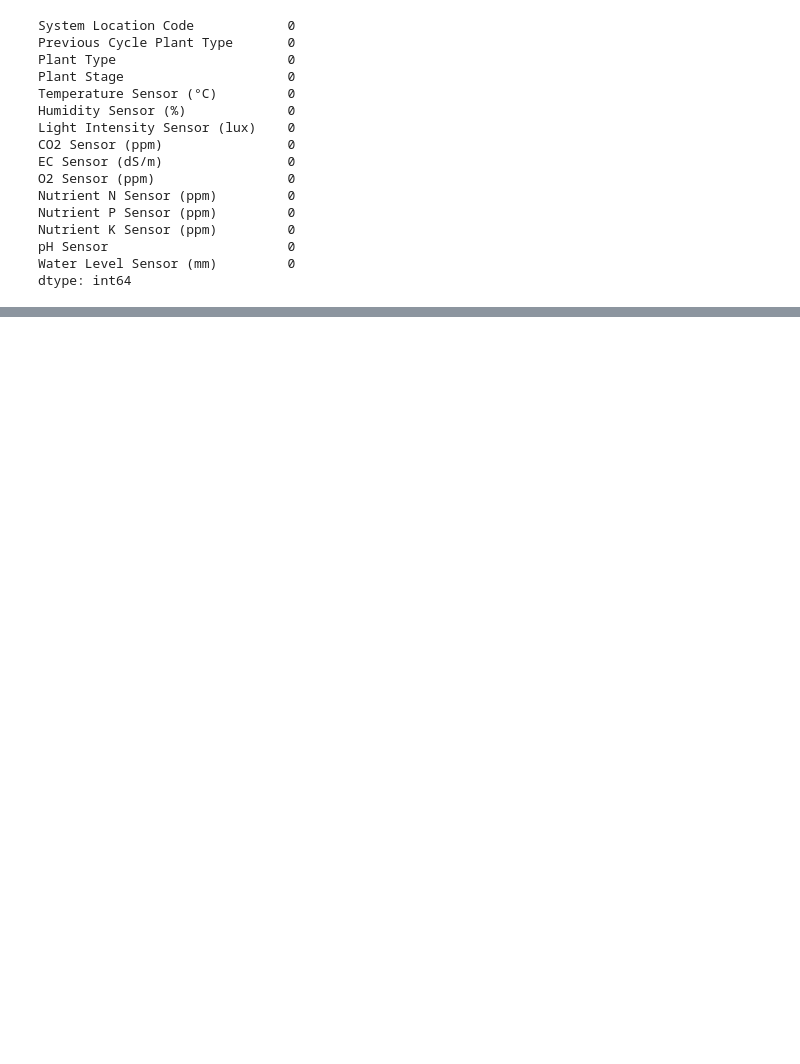
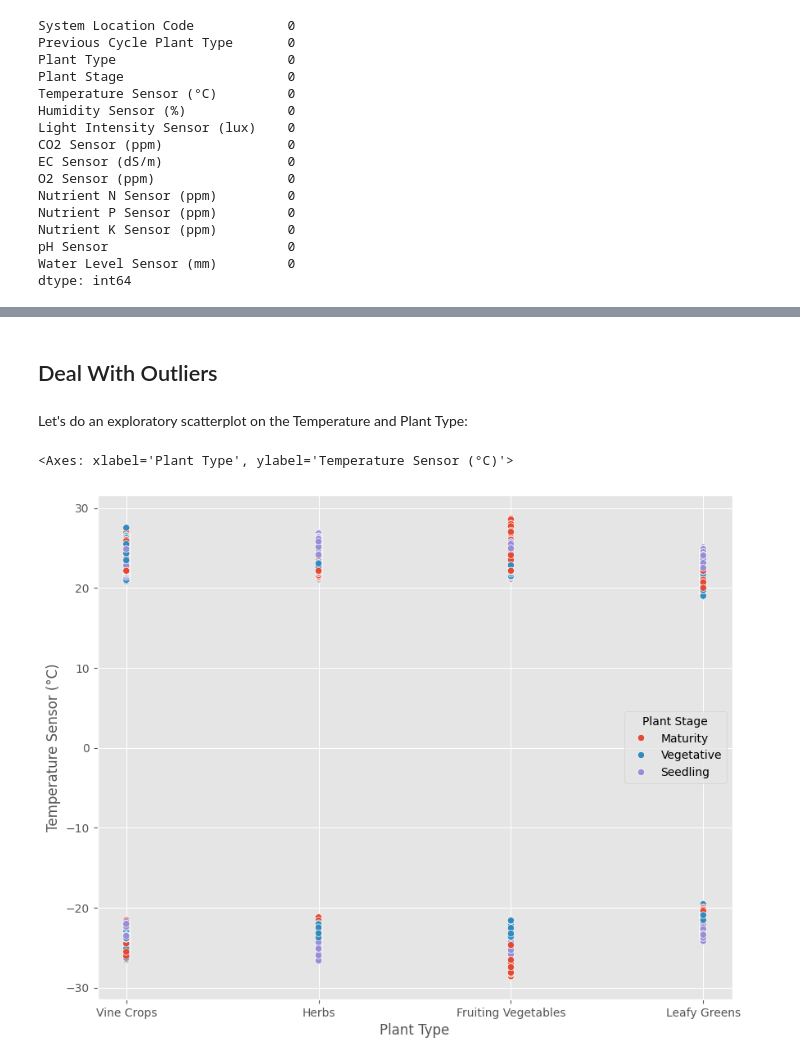
Before and after one commit to jasminetpm/ai-project-predicting-optimal-plant-growth-conditions, a Jupyter notebook: eda.ipynb, the cells around one changed output, grey strips where cells are left out. Cells and saved outputs as stored; diff of their text form; code cells hidden in the pictures; blank space fills up the shorter version.

```diff
--- a/eda.ipynb
+++ b/eda.ipynb
@@ -242,0 +317,13 @@ df.describe()
+# %% [markdown]
+## Deal With Outliers
+# %% [markdown]
+Let's do an exploratory scatterplot on the Temperature and Plant Type:
+# %%
+plt.figure(figsize=(10, 8))
+sns.scatterplot(x='Plant Type',
+                y='Temperature Sensor (°C)',
+                hue='Plant Stage',
+                data=df)
+# %% [output]
+<Axes: xlabel='Plant Type', ylabel='Temperature Sensor (°C)'>
+[figure, added]
```
Also changed, not shown: parts of 24 cells of this notebook.
